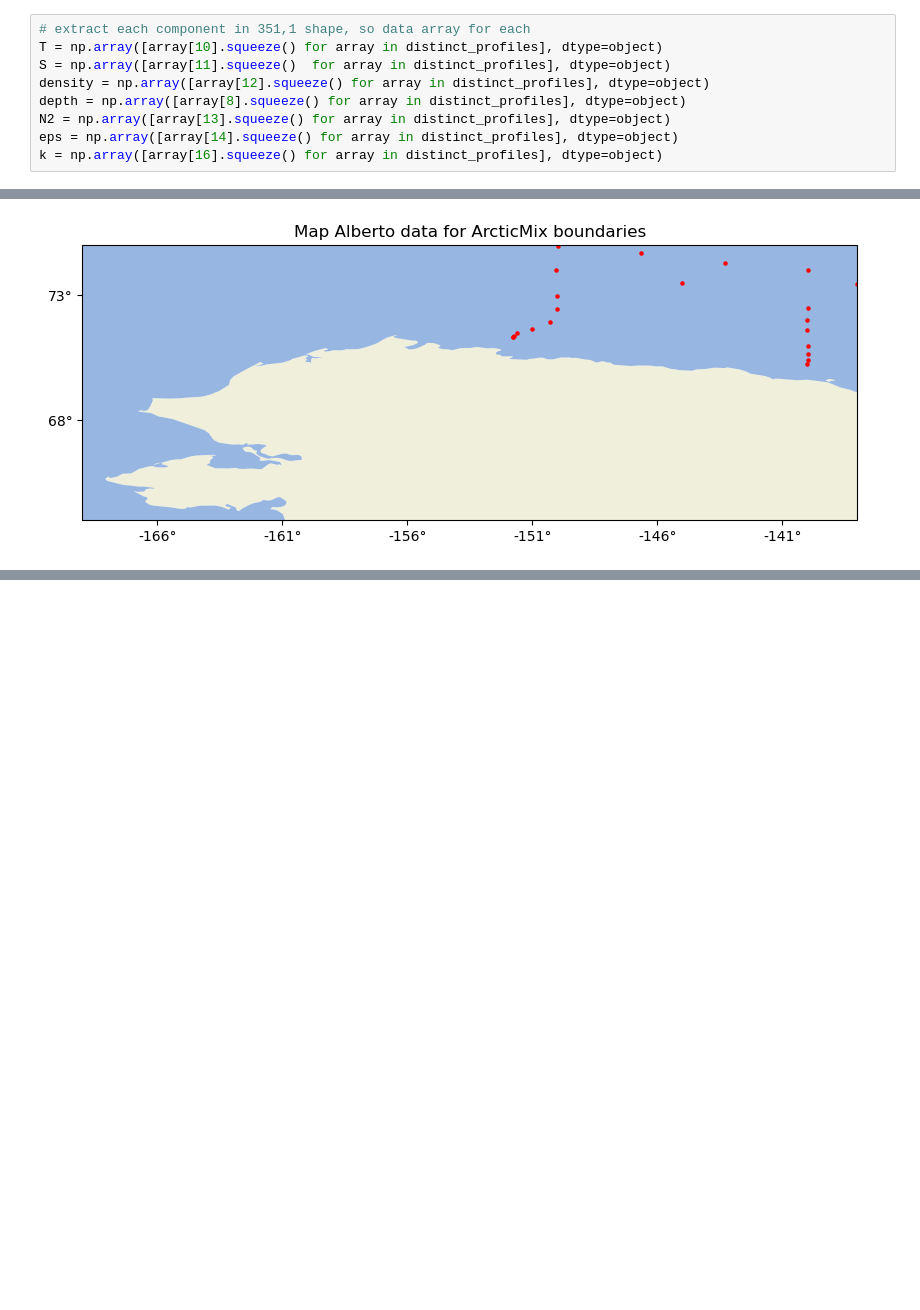
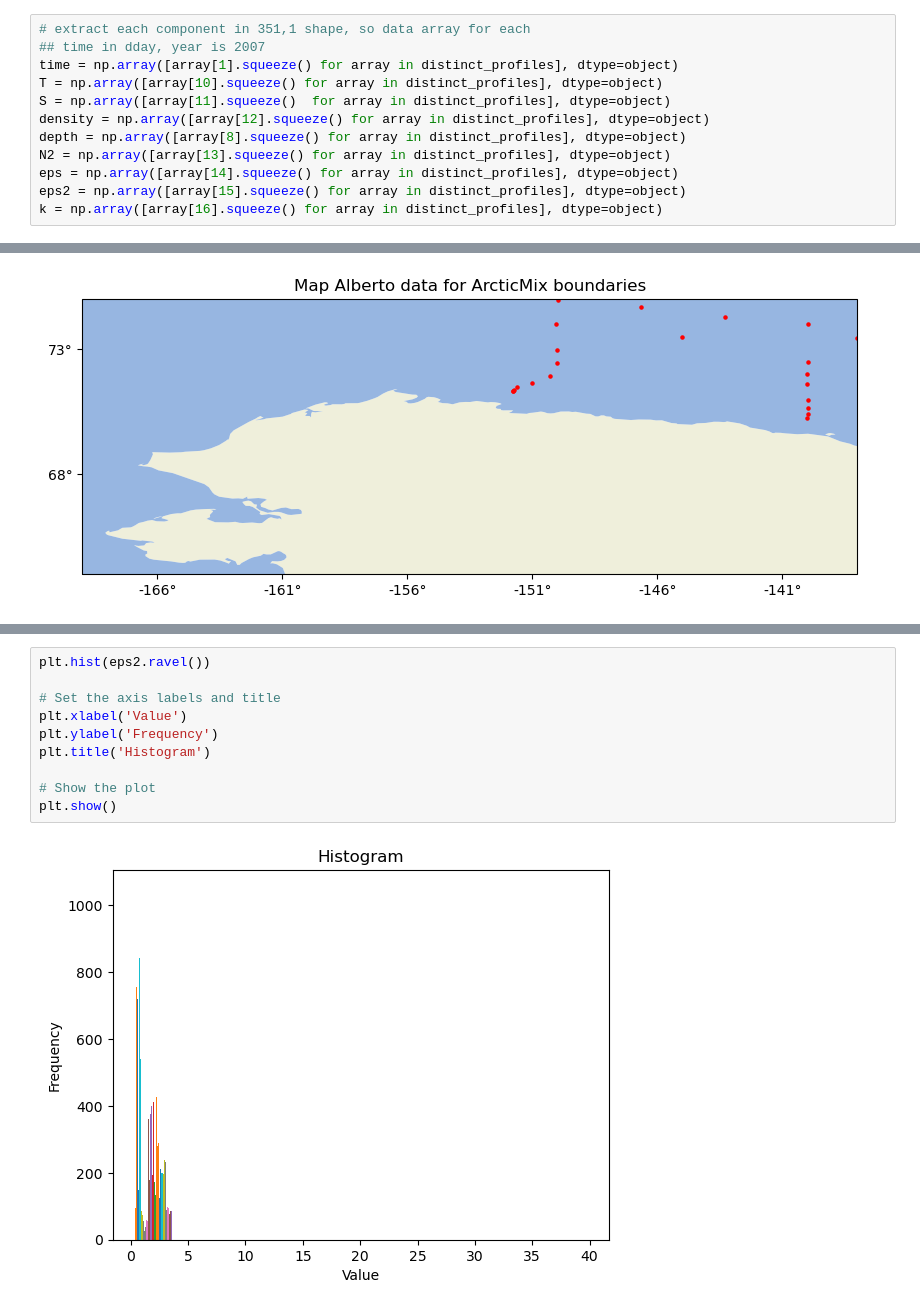
Before and after one commit to lisanneblok/ArcticTurbulence, a Jupyter notebook: preprocessing/alberto_mat.ipynb, the cells around one changed output, grey strips where cells are left out. Drawn from its saved outputs; the diff is of its cells as text; blank space fills up the shorter version.

```diff
--- a/preprocessing/alberto_mat.ipynb
+++ b/preprocessing/alberto_mat.ipynb
@@ -62,10 +22,13 @@ plt.show()
 distinct_profiles = mat["vmp"][0,:]
 # %%
 # extract each component in 351,1 shape, so data array for each
+## time in dday, year is 2007
+time = np.array([array[1].squeeze() for array in distinct_profiles], dtype=object)
 T = np.array([array[10].squeeze() for array in distinct_profiles], dtype=object)
 S = np.array([array[11].squeeze()  for array in distinct_profiles], dtype=object)
 density = np.array([array[12].squeeze() for array in distinct_profiles], dtype=object)
 depth = np.array([array[8].squeeze() for array in distinct_profiles], dtype=object)
 N2 = np.array([array[13].squeeze() for array in distinct_profiles], dtype=object)
 eps = np.array([array[14].squeeze() for array in distinct_profiles], dtype=object)
+eps2 = np.array([array[15].squeeze() for array in distinct_profiles], dtype=object)
 k = np.array([array[16].squeeze() for array in distinct_profiles], dtype=object)
@@ -251,0 +303,12 @@ Text(0.5, 1.0, 'Map Alberto data for ArcticMix boundaries')
+# %%
+plt.hist(eps2.ravel())
+
+# Set the axis labels and title
+plt.xlabel('Value')
+plt.ylabel('Frequency')
+plt.title('Histogram')
+
+# Show the plot
+plt.show()
+# %% [output]
+[figure, added]
```
Also changed, not shown: parts of 27 cells of this notebook, 4 other files.
